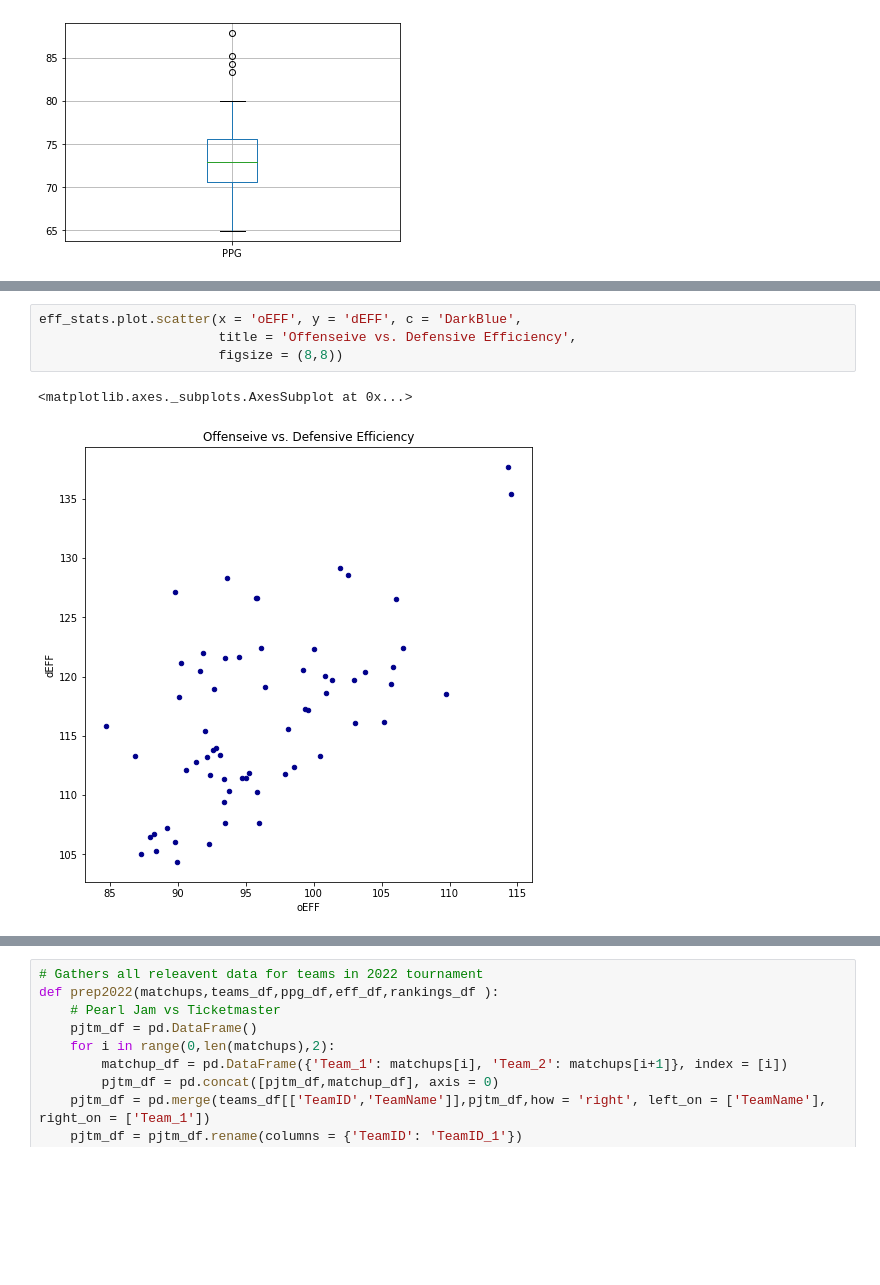
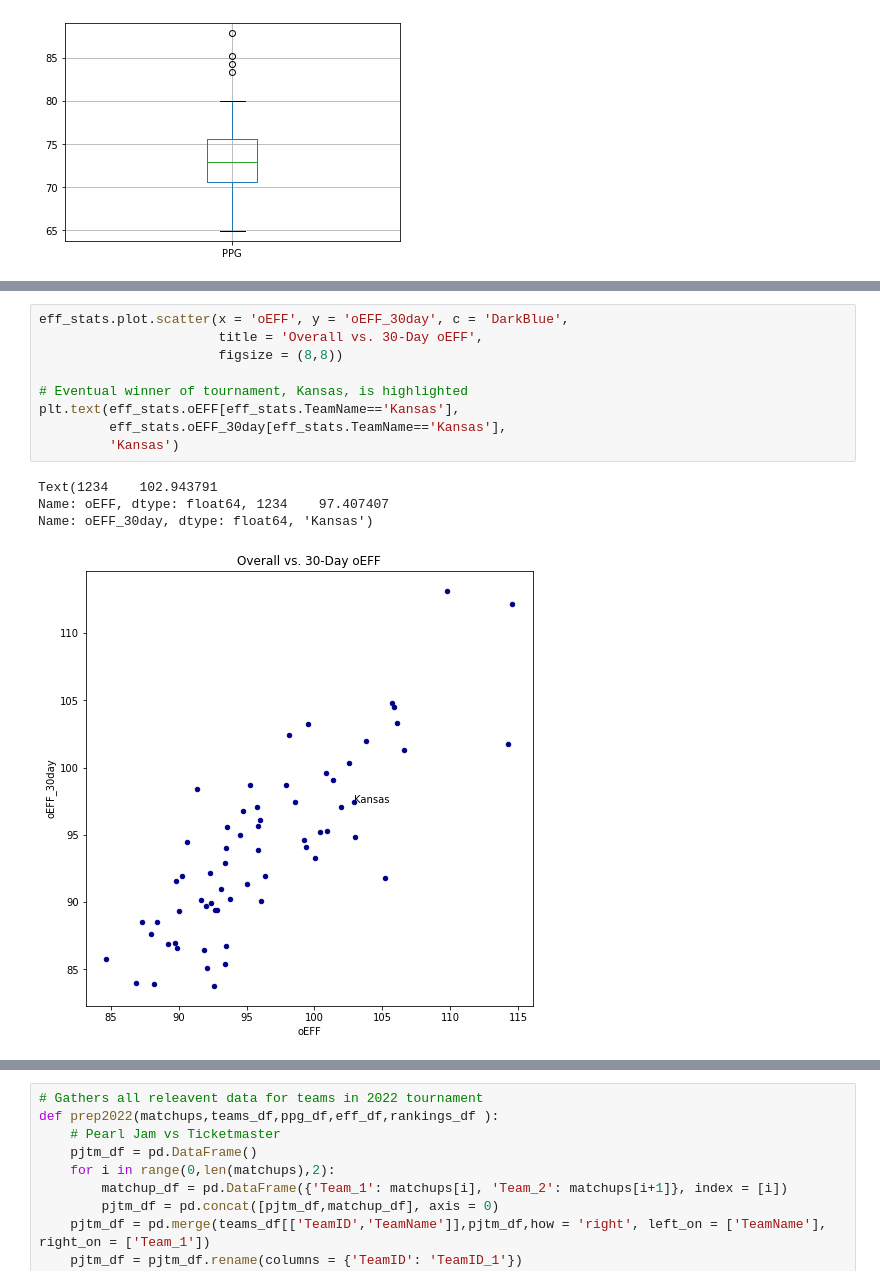
Before and after one commit to ZChipman/Predicting_March_Madness, a Jupyter notebook: 2022 March Maddness Prediction.ipynb, the cells around one changed output, grey strips where cells are left out. Saved outputs shown, nothing was run; the diff lists cells and outputs as text; blank space fills up the shorter version.

```diff
--- a/2022 March Maddness Prediction.ipynb
+++ b/2022 March Maddness Prediction.ipynb
@@ -601,8 +655,15 @@ ppg_stats.nlargest(4, 'PPG')
 # %%
-eff_stats.plot.scatter(x = 'oEFF', y = 'dEFF', c = 'DarkBlue',
-                       title = 'Offenseive vs. Defensive Efficiency',
+eff_stats.plot.scatter(x = 'oEFF', y = 'oEFF_30day', c = 'DarkBlue',
+                       title = 'Overall vs. 30-Day oEFF',
                        figsize = (8,8))
+
+# Eventual winner of tournament, Kansas, is highlighted
+plt.text(eff_stats.oEFF[eff_stats.TeamName=='Kansas'],
+         eff_stats.oEFF_30day[eff_stats.TeamName=='Kansas'],
+         'Kansas')
 # %% [output]
-<matplotlib.axes._subplots.AxesSubplot at 0x...>
+Text(1234    102.943791
+Name: oEFF, dtype: float64, 1234    97.407407
+Name: oEFF_30day, dtype: float64, 'Kansas')
-[figure, old version]
+[figure, new version]
 # %%
```
Also changed, not shown: parts of 21 cells of this notebook.
